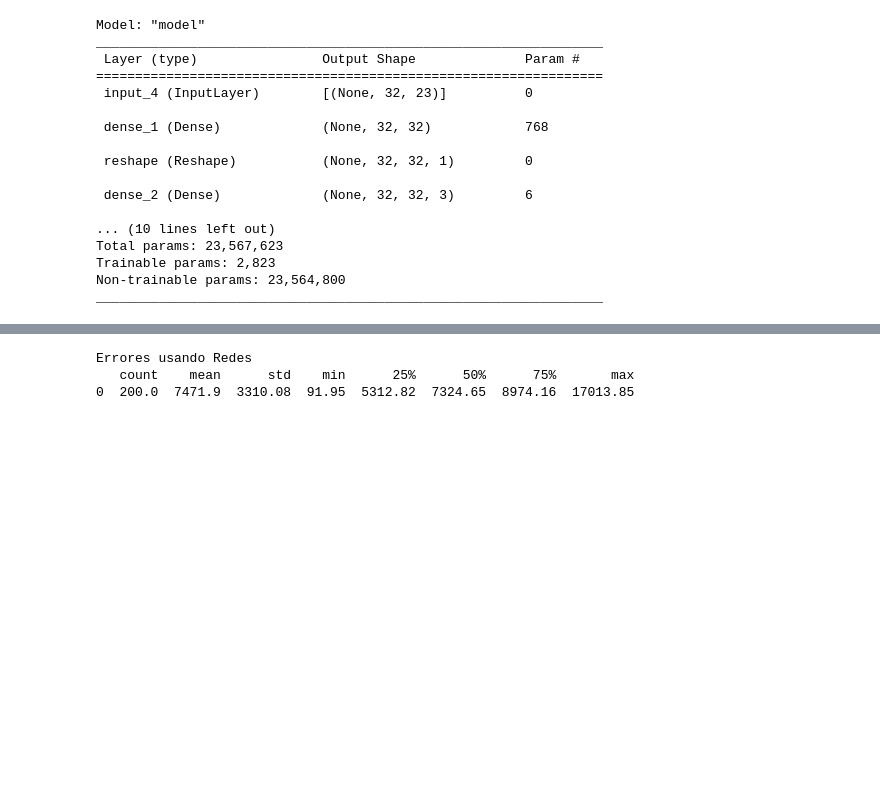
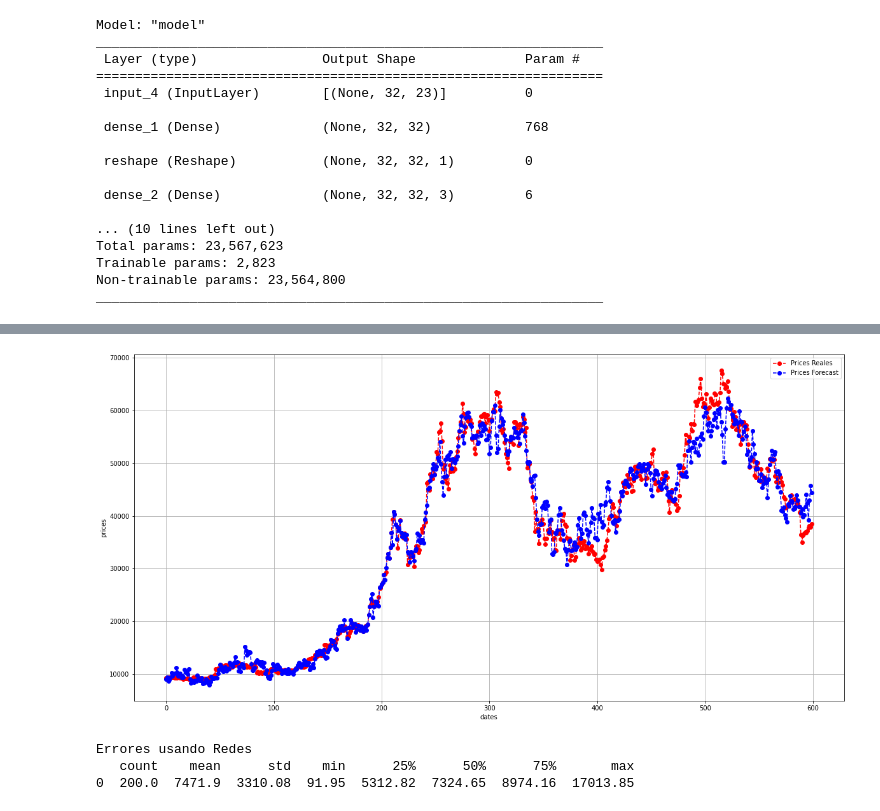
Before and after one commit to aldofranco91/Trading, a Jupyter notebook: Conv_Regression_ResNet_Jaime.ipynb, the cells around one changed output, grey strips where cells are left out. Drawn from its saved outputs; the diff is of its cells as text; code cells hidden in the pictures; blank space fills up the shorter version.

```diff
--- a/Conv_Regression_ResNet_Jaime.ipynb
+++ b/Conv_Regression_ResNet_Jaime.ipynb
@@ -348,0 +348,3 @@ y_pred_redes = model.predict(X_test, verbose=1)
+# %%
+X_new = scaler.transform(X.reshape(-1, X.shape[-1])).reshape(X.shape)
+y_pred_redes = model.predict(X_new, verbose=1)
@@ -349,3 +353,15 @@ y_pred_redes = model.predict(X_test, verbose=1)
+# %%
+fig=plt.figure(figsize=(20, 10))
+plt.plot(y[800:], '--bo', label = 'Prices Reales', color = "r")
+plt.plot(y_pred_redes[800:], '--bo', label = 'Prices Forecast', color = "b")
+plt.xlabel('dates')
+plt.ylabel('prices')
+plt.legend()
+plt.grid(True)
+plt.savefig('imagen.png', dpi = 200)
+plt.show()
+# %% [output]
+[figure, added]
 # %%
 #y_test_original = y_test * (maximo - minimo) + minimo
 #y_pred_redes_ok = y_pred_redes * (maximo - minimo) + minimo
```
Also changed, not shown: parts of 7 cells of this notebook.
